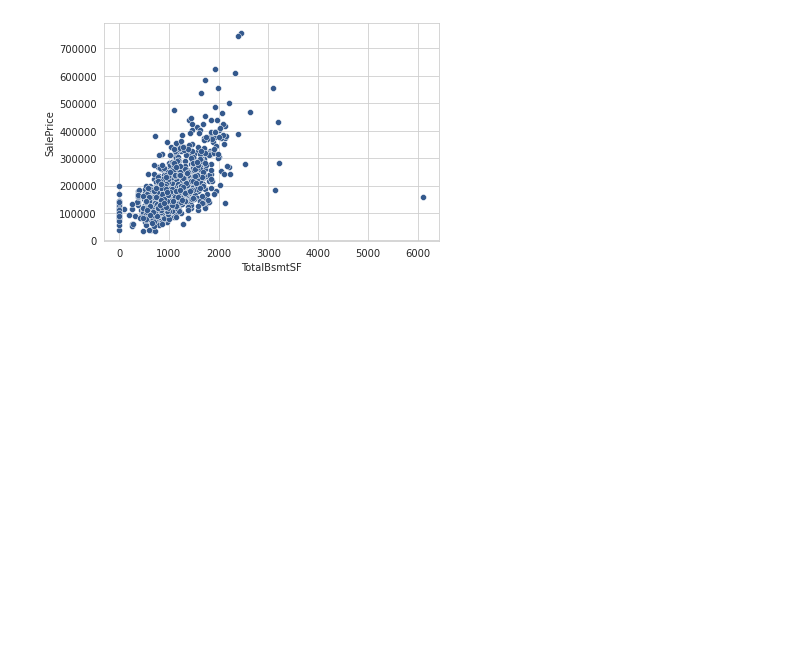
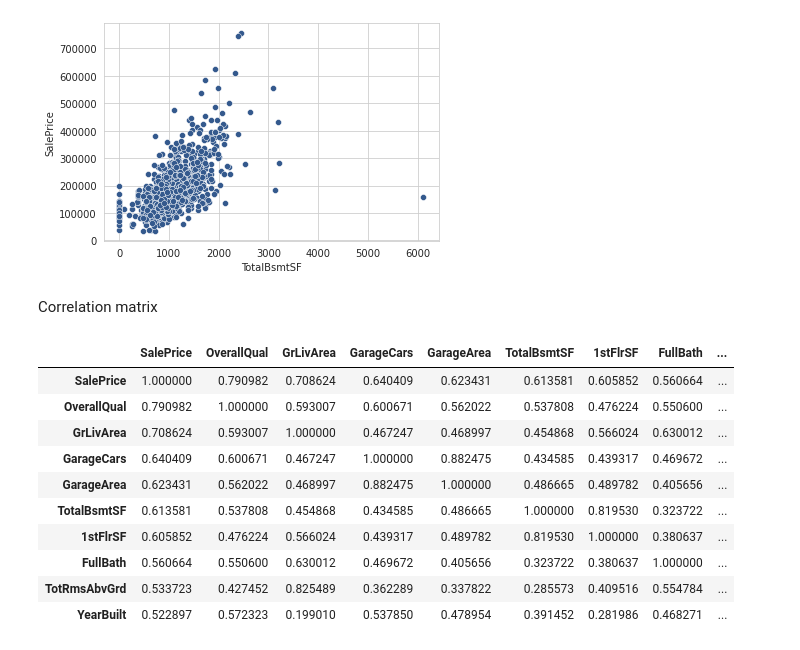
Before and after one commit to truongthuanr/self-learning-project, a Jupyter notebook: 01_HousePriceAmes.ipynb, the cells around one changed output. Cells and saved outputs as stored; diff of their text form; code cells hidden in the pictures; blank space fills up the shorter version.

```diff
--- a/01_HousePriceAmes.ipynb
+++ b/01_HousePriceAmes.ipynb
@@ -94,3 +95,5 @@ sns.scatterplot(x=train_df[variable],y=train_df["SalePrice"],color="#34598D")
 # %% [output]
 <matplotlib.axes._subplots.AxesSubplot at 0x...>
 [figure]
+# %% [markdown]
+Correlation matrix
@@ -96,0 +102,18 @@ sns.scatterplot(x=train_df[variable],y=train_df["SalePrice"],color="#34598D")
+# %%
+# Get 10 row with the largest correlation with SalePrice
+k=10
+cols = corr_mat.nlargest(k, "SalePrice").index
+corr_mat_10 = train_df[cols].corr()
+corr_mat_10
+# %% [output]
+|  | SalePrice | OverallQual | GrLivArea | GarageCars | GarageArea | TotalBsmtSF | 1stFlrSF | FullBath | ... |
+| SalePrice | 1.000000 | 0.790982 | 0.708624 | 0.640409 | 0.623431 | 0.613581 | 0.605852 | 0.560664 | ... |
+| OverallQual | 0.790982 | 1.000000 | 0.593007 | 0.600671 | 0.562022 | 0.537808 | 0.476224 | 0.550600 | ... |
+| GrLivArea | 0.708624 | 0.593007 | 1.000000 | 0.467247 | 0.468997 | 0.454868 | 0.566024 | 0.630012 | ... |
+| GarageCars | 0.640409 | 0.600671 | 0.467247 | 1.000000 | 0.882475 | 0.434585 | 0.439317 | 0.469672 | ... |
+| GarageArea | 0.623431 | 0.562022 | 0.468997 | 0.882475 | 1.000000 | 0.486665 | 0.489782 | 0.405656 | ... |
+| TotalBsmtSF | 0.613581 | 0.537808 | 0.454868 | 0.434585 | 0.486665 | 1.000000 | 0.819530 | 0.323722 | ... |
+| 1stFlrSF | 0.605852 | 0.476224 | 0.566024 | 0.439317 | 0.489782 | 0.819530 | 1.000000 | 0.380637 | ... |
+| FullBath | 0.560664 | 0.550600 | 0.630012 | 0.469672 | 0.405656 | 0.323722 | 0.380637 | 1.000000 | ... |
+| TotRmsAbvGrd | 0.533723 | 0.427452 | 0.825489 | 0.362289 | 0.337822 | 0.285573 | 0.409516 | 0.554784 | ... |
+| YearBuilt | 0.522897 | 0.572323 | 0.199010 | 0.537850 | 0.478954 | 0.391452 | 0.281986 | 0.468271 | ... |
```
Also changed, not shown: parts of 7 cells of this notebook.
